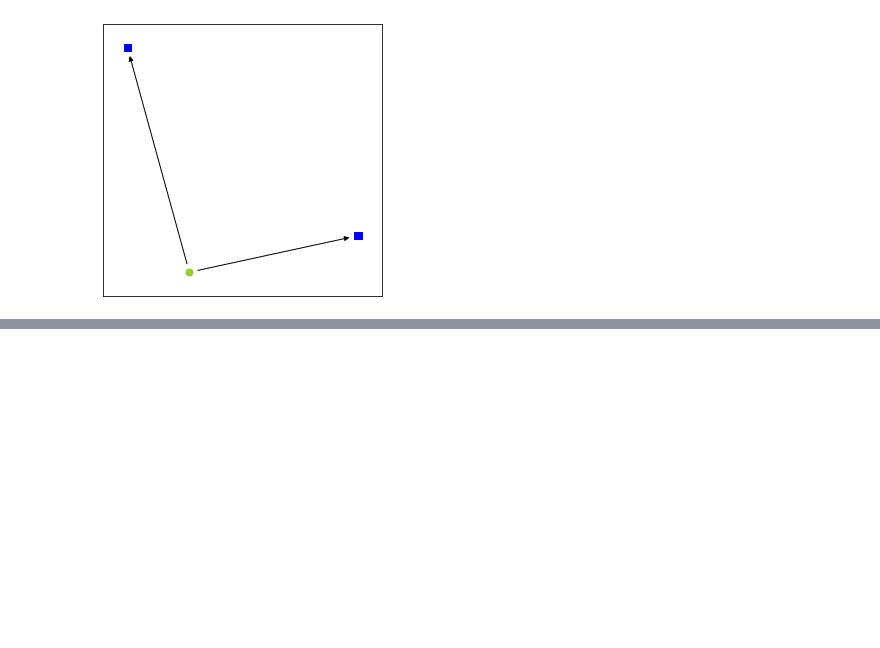
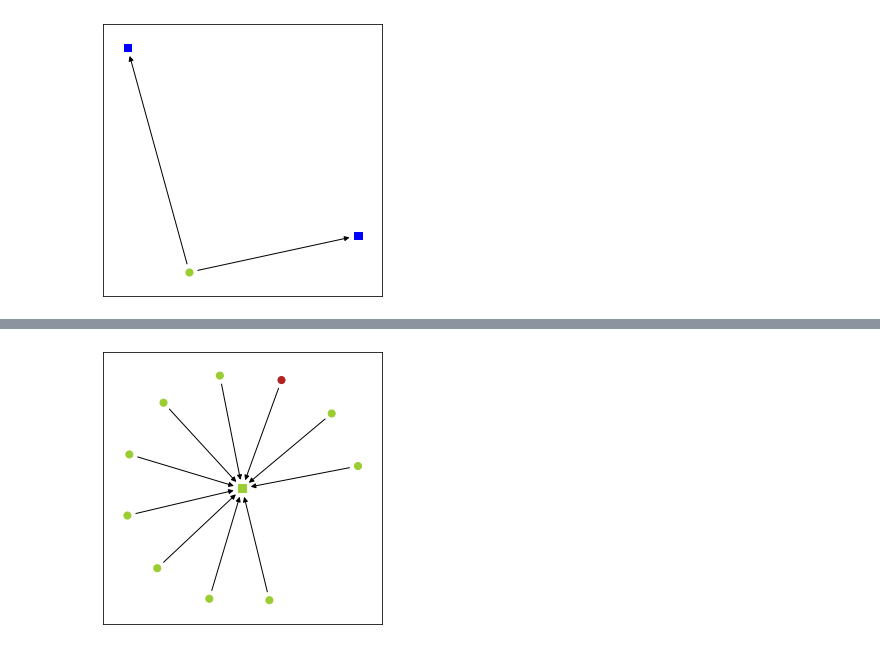
Before and after one commit to ZaccWu/botImpact, a Jupyter notebook: Dataset/twi22/dp22_twi22vis_homo.ipynb, the cells around one changed output, grey strips where cells are left out. Saved outputs shown, nothing was run; the diff lists cells and outputs as text; code cells hidden in the pictures; blank space fills up the shorter version.

```diff
--- a/Dataset/twi22/dp22_twi22vis_homo.ipynb
+++ b/Dataset/twi22/dp22_twi22vis_homo.ipynb
@@ -291,0 +327,15 @@ draw_graph(check_node_id, G_check, is_save=True, file_path='img/HfB_India_'+chec
+# %%
+# Bot followed by Human
+G_check = G_HfollowingB # link: bot followed by human
+i = 0
+for node, data in G_check.nodes(data=True):
+    location = df.loc[node]['location_map1']
+    mark = data['label']
+    degree = G_check.in_degree(node)
+    if (mark=='human') or (location!='India') or degree<5:
+        continue
+    if i>=0:
+        print(node, data, location, color_map[location])
+    i+=1
+    if i>20:
+        break
@@ -291,0 +352,5 @@ draw_graph(check_node_id, G_check, is_save=True, file_path='img/HfB_India_'+chec
+# %%
+check_node_id = 'u3670178534'
+draw_graph(check_node_id, G_check, is_save=True, file_path='img/BfbyH_India_'+check_node_id+'.png', reverse=True)
+# %% [output]
+[figure, added]
```
Also changed, not shown: parts of 5 cells of this notebook, 3 other files.
